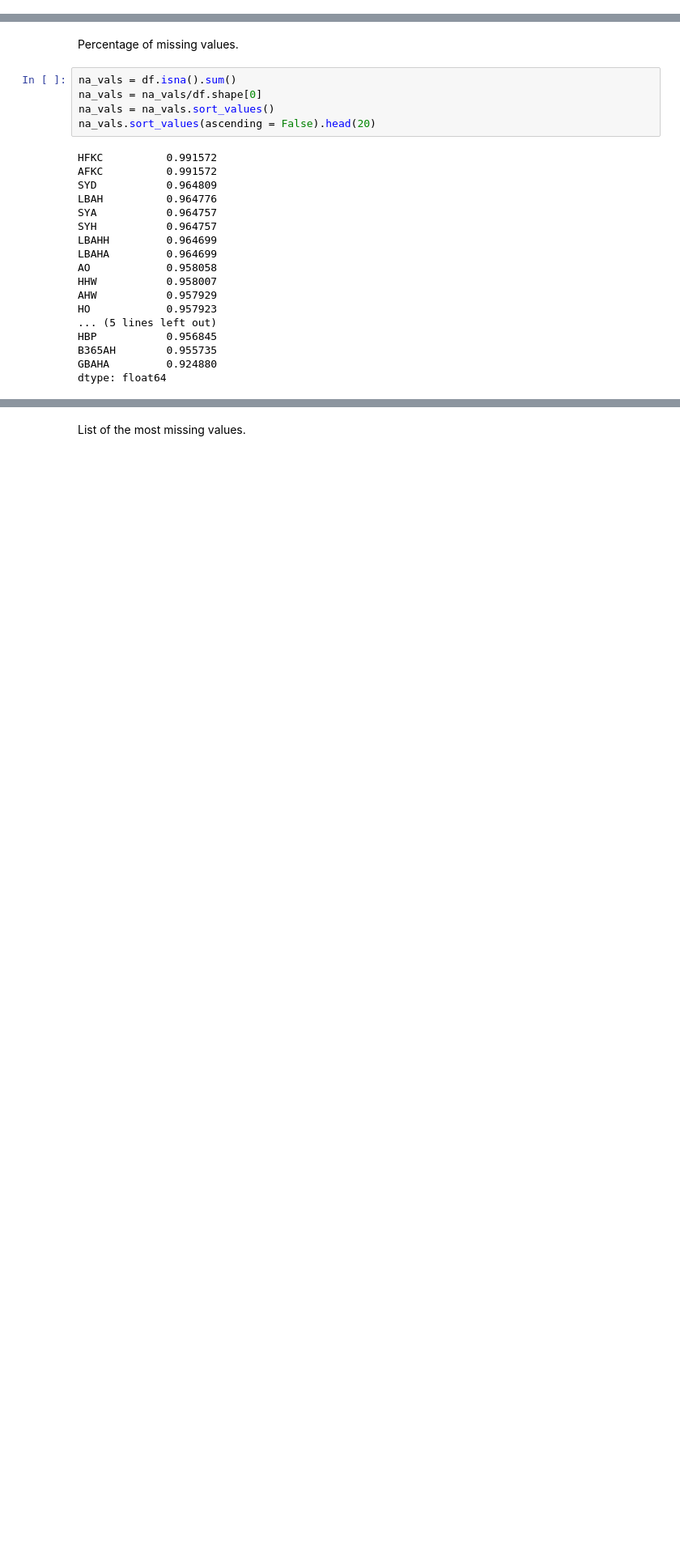
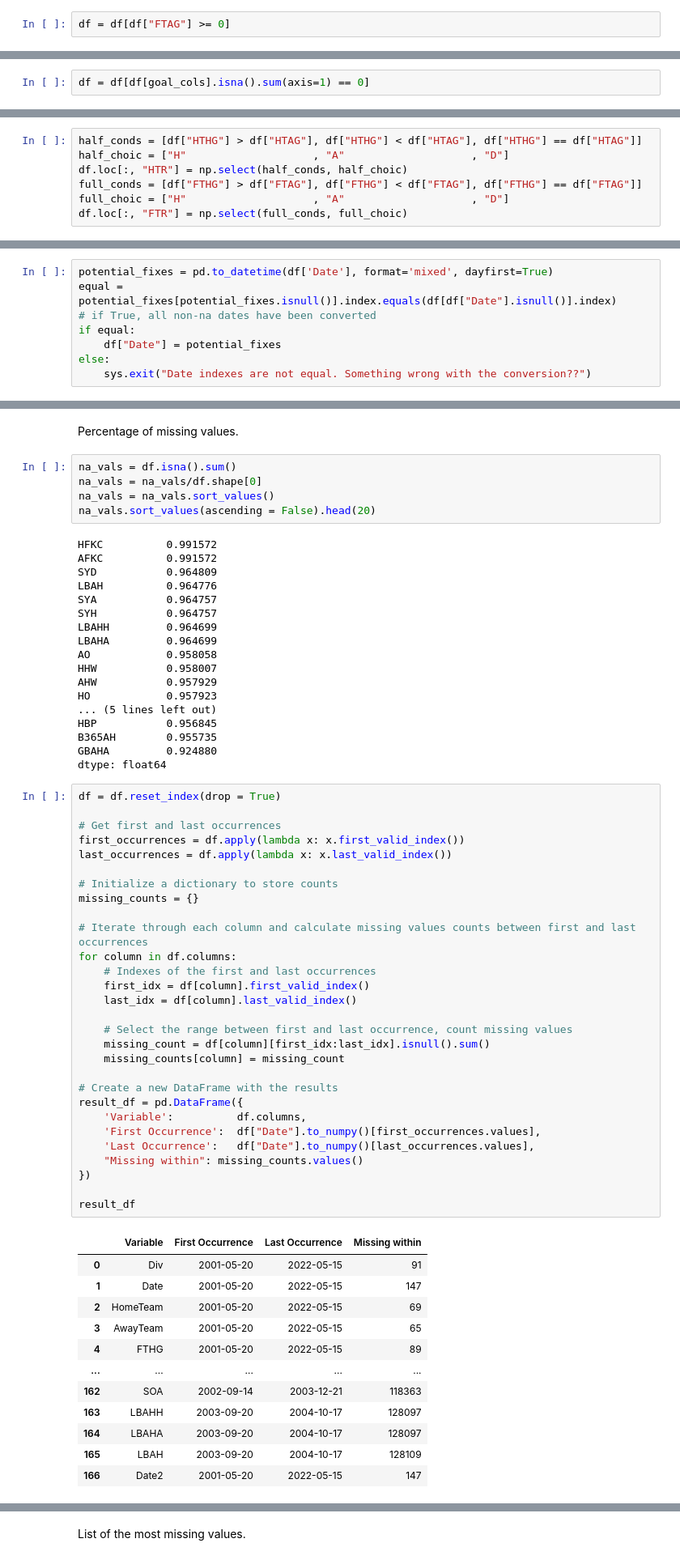
Before and after one commit to balooooooooo/machine-learning-2-coursework, a Jupyter notebook: preprocessing.ipynb, the cells around one changed output, grey strips where cells are left out. Shown at 81% size. Drawn from its saved outputs; the diff is of its cells as text; blank space fills up the shorter version.

```diff
--- a/preprocessing.ipynb
+++ b/preprocessing.ipynb
@@ -32,0 +100,2 @@ In some cases, the data is wrong. This section correct the loaded data.
+# %%
+df = df[df["FTAG"] >= 0]
@@ -32,0 +104,2 @@ In some cases, the data is wrong. This section correct the loaded data.
+# %%
+df = df[df[goal_cols].isna().sum(axis=1) == 0]
@@ -32,0 +124,7 @@ In some cases, the data is wrong. This section correct the loaded data.
+# %%
+half_conds = [df["HTHG"] > df["HTAG"], df["HTHG"] < df["HTAG"], df["HTHG"] == df["HTAG"]]
+half_choic = ["H"                    , "A"                    , "D"]
+df.loc[:, "HTR"] = np.select(half_conds, half_choic)
+full_conds = [df["FTHG"] > df["FTAG"], df["FTHG"] < df["FTAG"], df["FTHG"] == df["FTAG"]]
+full_choic = ["H"                    , "A"                    , "D"]
+df.loc[:, "FTR"] = np.select(full_conds, full_choic)
@@ -168,3 +256,11 @@ There are several possible fixes:
+# %%
+potential_fixes = pd.to_datetime(df['Date'], format='mixed', dayfirst=True)
+equal = potential_fixes[potential_fixes.isnull()].index.equals(df[df["Date"].isnull()].index)
+# if True, all non-na dates have been converted
+if equal:
+    df["Date"] = potential_fixes
+else:
+    sys.exit("Date indexes are not equal. Something wrong with the conversion??")
 # %% [markdown]
 - - -
 # %%
@@ -223,3 +319,45 @@ HBP           0.956845
 B365AH        0.955735
 GBAHA         0.924880
 dtype: float64
+# %%
+df = df.reset_index(drop = True)
+
+# Get first and last occurrences
+first_occurrences = df.apply(lambda x: x.first_valid_index())
+last_occurrences = df.apply(lambda x: x.last_valid_index())
+
+# Initialize a dictionary to store counts
+missing_counts = {}
+
+# Iterate through each column and calculate missing values counts between first and last occurrences
+for column in df.columns:
+    # Indexes of the first and last occurrences
+    first_idx = df[column].first_valid_index()
+    last_idx = df[column].last_valid_index()
+
+    # Select the range between first and last occurrence, count missing values
+    missing_count = df[column][first_idx:last_idx].isnull().sum()
+    missing_counts[column] = missing_count
+
+# Create a new DataFrame with the results
+result_df = pd.DataFrame({
+    'Variable':          df.columns,
+    'First Occurrence':  df["Date"].to_numpy()[first_occurrences.values],
+    'Last Occurrence':   df["Date"].to_numpy()[last_occurrences.values],
+    "Missing within": missing_counts.values()
+})
+
+result_df
+# %% [output]
+|  | Variable | First Occurrence | Last Occurrence | Missing within |
+| 0 | Div | 2001-05-20 | 2022-05-15 | 91 |
+| 1 | Date | 2001-05-20 | 2022-05-15 | 147 |
+| 2 | HomeTeam | 2001-05-20 | 2022-05-15 | 69 |
+| 3 | AwayTeam | 2001-05-20 | 2022-05-15 | 65 |
+| 4 | FTHG | 2001-05-20 | 2022-05-15 | 89 |
+| ... | ... | ... | ... | ... |
+| 162 | SOA | 2002-09-14 | 2003-12-21 | 118363 |
+| 163 | LBAHH | 2003-09-20 | 2004-10-17 | 128097 |
+| 164 | LBAHA | 2003-09-20 | 2004-10-17 | 128097 |
+| 165 | LBAH | 2003-09-20 | 2004-10-17 | 128109 |
+| 166 | Date2 | 2001-05-20 | 2022-05-15 | 147 |
```
Also changed, not shown: parts of 30 cells of this notebook.
